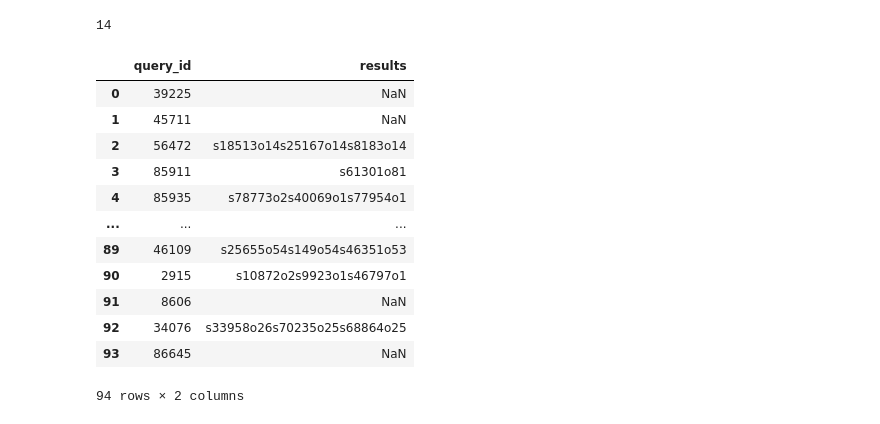
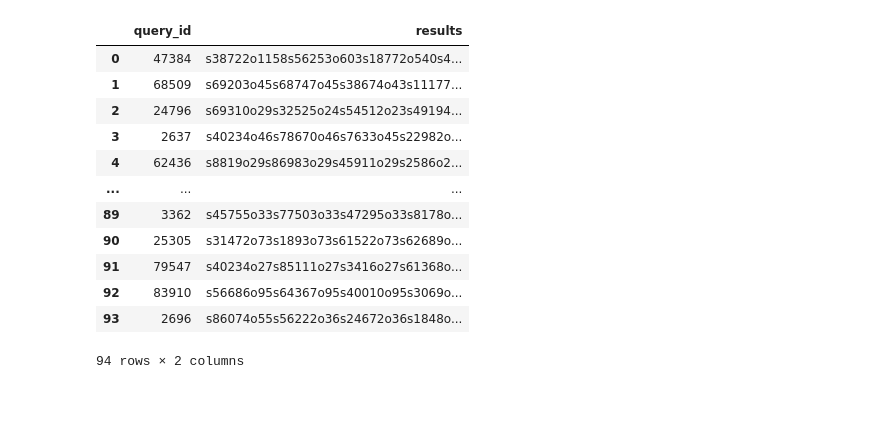
Before and after one commit to nanni00/datalake-table-finder, a Jupyter notebook: experiments/josie/check_correctness_josie_results.ipynb, the cells around one changed output. Cells and saved outputs as stored; diff of their text form; code cells hidden in the pictures.

Commit message:
singolo database con tutte le tabelle dei test

```diff
--- a/experiments/josie/check_correctness_josie_results.ipynb
+++ b/experiments/josie/check_correctness_josie_results.ipynb
@@ -19,35 +17,20 @@ def _create_set_with_all_tokens(df, bag:bool=False):
-# %%
-# s 18513 o14    s 25167 o14  s 8183 o14
-j_id1 = 56472
-j_id2 = 8183
-
-s_id1 = josie_sloth_ids[josie_sloth_ids['josie_id'] == j_id1]['sloth_id'].values[0]
-s_id2 = josie_sloth_ids[josie_sloth_ids['josie_id'] == j_id2]['sloth_id'].values[0]
-
-df1 = pd.read_csv(tables_csv_dir + '/' + s_id1, sep='\t')
-df2 = pd.read_csv(tables_csv_dir + '/' + s_id2, sep='\t')
-
-set1 = _create_set_with_all_tokens(df1)
-set2 = _create_set_with_all_tokens(df2)
-
-print(len(set1.intersection(set2)))
-# %% [output]
-14
 # %%
-josie_res = pd.read_csv('/home/nanni/unimore/tesi-magistrale/data/josie-tests/n45673-mset/result_k_3.csv')[['query_id', 'results']]
+# josie_res = pd.read_csv('/home/nanni/unimore/tesi-magistrale/data/josie-tests/n45673_mbag/result_k_5.csv')[['query_id', 'results']]
+
+josie_res = pd.read_csv('/home/nanni/unimore/tesi-magistrale/data/josie-tests/n45673_mset/result_k_5.csv')[['query_id', 'results']]
 josie_res
 # %% [output]
 |  | query_id | results |
-| 0 | 39225 | NaN |
-| 1 | 45711 | NaN |
-| 2 | 56472 | s18513o14s25167o14s8183o14 |
-| 3 | 85911 | s61301o81 |
-| 4 | 85935 | s78773o2s40069o1s77954o1 |
+| 0 | 47384 | s38722o1158s56253o603s18772o540s4... |
+| 1 | 68509 | s69203o45s68747o45s38674o43s11177... |
+| 2 | 24796 | s69310o29s32525o24s54512o23s49194... |
+| 3 | 2637 | s40234o46s78670o46s7633o45s22982o... |
+| 4 | 62436 | s8819o29s86983o29s45911o29s2586o2... |
 | ... | ... | ... |
-| 89 | 46109 | s25655o54s149o54s46351o53 |
-| 90 | 2915 | s10872o2s9923o1s46797o1 |
-| 91 | 8606 | NaN |
-| 92 | 34076 | s33958o26s70235o25s68864o25 |
-| 93 | 86645 | NaN |
+| 89 | 3362 | s45755o33s77503o33s47295o33s8178o... |
+| 90 | 25305 | s31472o73s1893o73s61522o73s62689o... |
+| 91 | 79547 | s40234o27s85111o27s3416o27s61368o... |
+| 92 | 83910 | s56686o95s64367o95s40010o95s3069o... |
+| 93 | 2696 | s86074o55s56222o36s24672o36s1848o... |
 94 rows × 2 columns
 # %%
```
Also changed, not shown: parts of 7 cells of this notebook, 9 other files.
